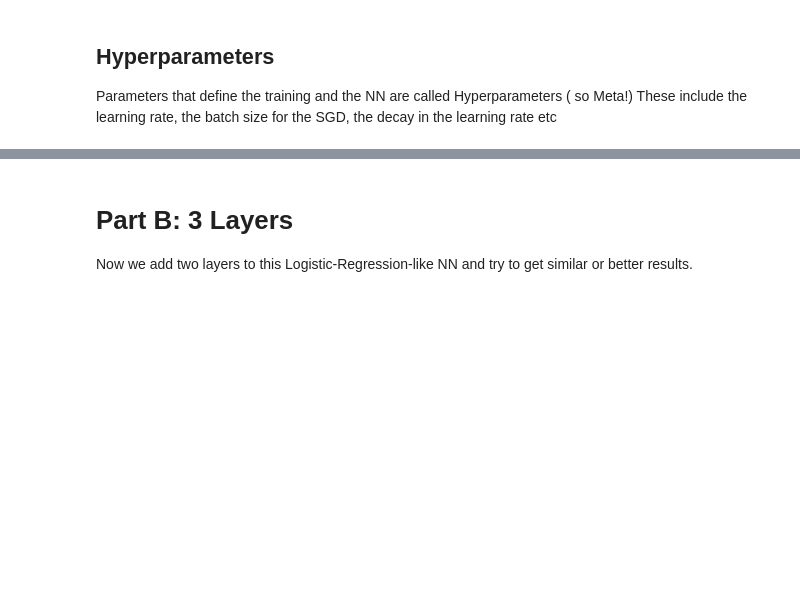
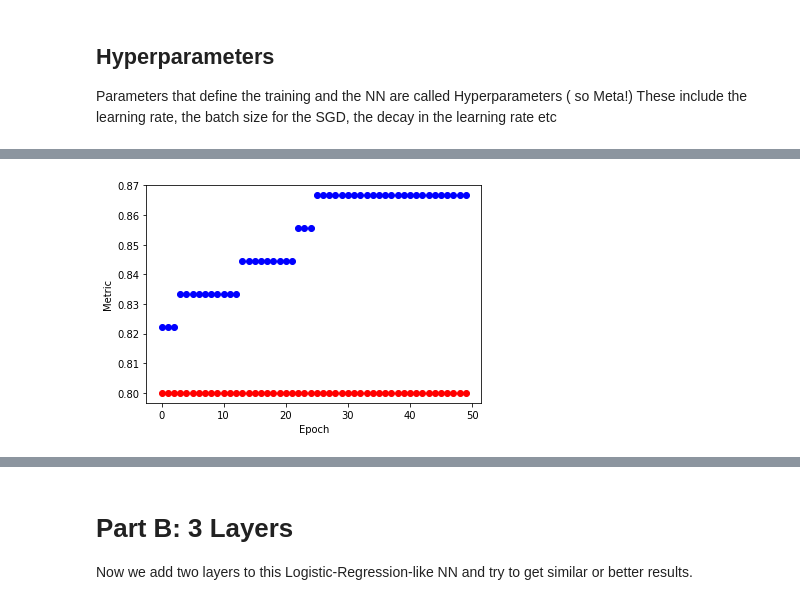
Before and after one commit to KevoSoftworks/machine_learning, a Jupyter notebook: neural_network/assignment.ipynb, the cells around one changed output, grey strips where cells are left out. Cells and saved outputs as stored; diff of their text form; code cells hidden in the pictures; blank space fills up the shorter version.

```diff
--- a/neural_network/assignment.ipynb
+++ b/neural_network/assignment.ipynb
@@ -561,24 +561,23 @@ class layer:
         #A layer first computes Z = W.A_prev + B and then A = activation(Z)
         #Compute Z, remember this class has a W,B and activation(), and how to call member functions
         #and member functions of member objects. Also remember to use matrix operations for the same.
-
-        self.Z =  ''' INSERT CODE HERE '''
-        self.A = ''' INSERT CODE HERE '''
+        self.Z = self.W @ A_prev + self.B
+        self.A = self.activation.activate(self.Z)
         return self.A
 
     def grad(self, dL_dZ_next, W_next, A_prev, m):
         #Compute dL_dA,
-        dL_dA = ''' INSERT CODE HERE '''
+        dL_dA = dL_dZ_next * self.A
 
         #Compute dA_dZ i.e the differential of this layer's activation w.r.t this layer's Z
-        dA_dZ = ''' INSERT CODE HERE '''
+        dA_dZ = self.activation.diff(self.Z)
 
         #Compute dZ i.e dL_dZ of this layer.
-        self.dZ = ''' INSERT CODE HERE '''
+        self.dZ = dL_dA * dA_dZ
 
         #Compute dW and dB, with the same shape as W and B respectively
-        self.dW = ''' INSERT CODE HERE '''
-        self.dB = ''' INSERT CODE HERE '''
+        self.dW = 1/m * self.dZ @ A_prev
+        self.dB = 1/m * np.sum(self.dZ, axis=1, keepdims=True)
 
     def out_grad(self, dL_dZ, A_prev, m):
         self.dZ = dL_dZ
@@ -588,8 +587,8 @@ class layer:
     def step(self, lr):
         # lr stands for learning rate.
         #Compute the step updates on W and B, using this layer's dW, dB, and lr.
-        self.W = ''' INSERT CODE HERE '''
-        self.B = ''' INSERT CODE HERE '''
+        self.W -= lr*self.dW
+        self.B -= lr*self.dB
 # %% [markdown]
 ## Optimizer
 
@@ -605,13 +604,13 @@ def SGD(batch_size,X,Y,model,lr=0.001):
         Y_batch = Y[:,i:i+batch_size]
 
         #call model's f_pass() on X_batch
-        ''' INSERT CODE HERE '''
+        model.f_pass(X_batch)
 
         #call model's back_prop() for X_batch,Y_batch and batch_size
-        ''' INSERT CODE HERE '''
+        model.back_prop(X_batch, Y_batch, batch_size)
 
         #call model's optim() for lr
-        ''' INSERT CODE HERE '''
+        model.optim(lr)
 
     return model.loss
 # %% [markdown]
@@ -702,8 +691,7 @@ If you want to find out what happens when the input is not normalized, comment o
 # Simple Train/test split seems to cause a high error - Shuffle df for better results
 import pandas as pd
 
-''' CHANGE PATH IN THE BELOW LINE ACCORDING TO YOUR DIRECTORY STRUCTURE'''
-#df = pd.read_csv('Datasets/Regression/ex2data1.csv')
+df = pd.read_csv('../data/ex2data1.csv')
 
 A2 = df.values.T
 X1 = A2[0:2,0:-10]
@@ -735,24 +723,24 @@ class Logistic:
 
     def f_pass(self, X):
         #Compute the output of the NN using this model's regressor layer's forward()
-        self.H = ''' INSERT CODE HERE '''
+        self.H = self.regressor.forward(X)
         return self.H
 
     def back_prop(self, X, Y, batch_size):
         m = batch_size
 
         #Compute loss of model using this model's lossfn's get_loss()
-        self.loss = ''' INSERT CODE HERE '''
+        self.loss = self.lossfn.get_loss(self.H, Y)
 
         #Compute dL_dz using this model's lossfn's diff()
-        dL_dZ = ''' INSERT CODE HERE '''
+        dL_dZ = self.lossfn.diff(self.H, Y)
 
         #We call out_grad() to calculate the gradients and store them.
         self.regressor.out_grad(dL_dZ, X, m)
 
     def optim(self, lr):
         #Call this model's
-        ''' INSERT CODE HERE '''self.regressor.step(lr)
+        self.regressor.step(lr)
 # %%
 n_in = np.shape(X2)[0]
 n_out = np.shape(Y2)[0]
@@ -787,8 +775,9 @@ lr_decay = 0.99
 # metric : model_accuracy
 # model : log_ref
 
-''' INSERT CODE HERE '''
 #call train() with parameters
+train(log_reg, X2, Y2, X2_test, Y2_test, model_accuracy, n_epochs, batch_size, lr, lr_decay)
 
 #The plot helps visualise train accuracy and test accuracy over epochs, and therefore check how the model is
 #fitting the train and test data
+# %% [output]
@@ -795,3 +785,4 @@ lr_decay = 0.99
+[figure, added]
 # %%
 #Here we are using log_reg to infer H from X2, and convert it to a label vector representation H2.
 #A3 combines H2 and A3 vertically so that we can pass it to plotData()
```
Also changed, not shown: parts of 8 cells of this notebook.
